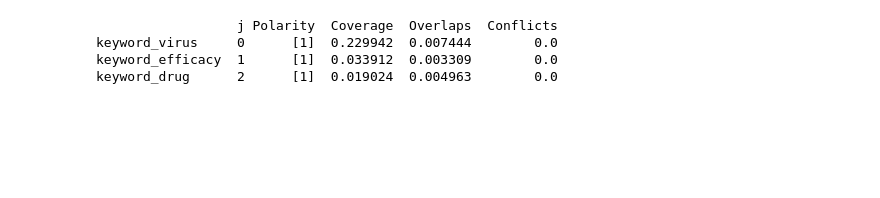
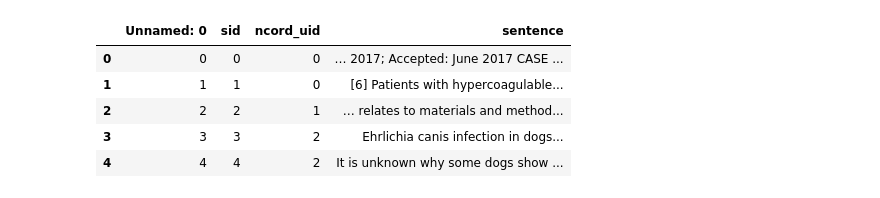
Before and after one commit to yejinjkim/auto-review, a Jupyter notebook: pseudo-label.ipynb, the cells around one changed output. Saved outputs shown, nothing was run; the diff lists cells and outputs as text; code cells hidden in the pictures; blank space fills up the shorter version.

```diff
--- a/pseudo-label.ipynb
+++ b/pseudo-label.ipynb
@@ -114,23 +18,12 @@ def predict_prob(lfs):
-# %%
-### make pd.Dataframe for sentences
-sentences = build_sentence_df()
-
-### load keyword lists
-#keyword_file_names=['keylist.txt', 'valuelist.txt']
-virus_list=load_keyword('virus.txt')
-efficacy_list=load_keyword('efficacy.txt')
-drug_list=load_keyword('drug.txt')
-
-### Generate label functions
-lfs = generate_label_function(virus_list, efficacy_list, drug_list)
-
-### Apply label functions to sentences and generate pseudo labels
-sentences_labeled = predict_prob(lfs)
-
-### Save as tsv file
-sentences_labeled.to_csv(save_path+'pseudo-label.tsv', sep='\t', index=False)
-# %% [output]
-                  j Polarity  Coverage  Overlaps  Conflicts
-keyword_virus     0      [1]  0.229942  0.007444        0.0
-keyword_efficacy  1      [1]  0.033912  0.003309        0.0
-keyword_drug      2      [1]  0.019024  0.004963        0.0
+# %%
+gold=pd.read_csv('hypercoagulable_sentences.csv')
+gold=gold.dropna()
+# %%
+gold.head()
+# %% [output]
+|  | Unnamed: 0 | sid | ncord_uid | sentence |
+| 0 | 0 | 0 | 0 | … 2017; Accepted: June 2017 CASE ... |
+| 1 | 1 | 1 | 0 | [6] Patients with hypercoagulable... |
+| 2 | 2 | 2 | 1 | … relates to materials and method... |
+| 3 | 3 | 3 | 2 | Ehrlichia canis infection in dogs... |
+| 4 | 4 | 4 | 2 | It is unknown why some dogs show ... |
```
Also changed, not shown: parts of 32 cells of this notebook.
